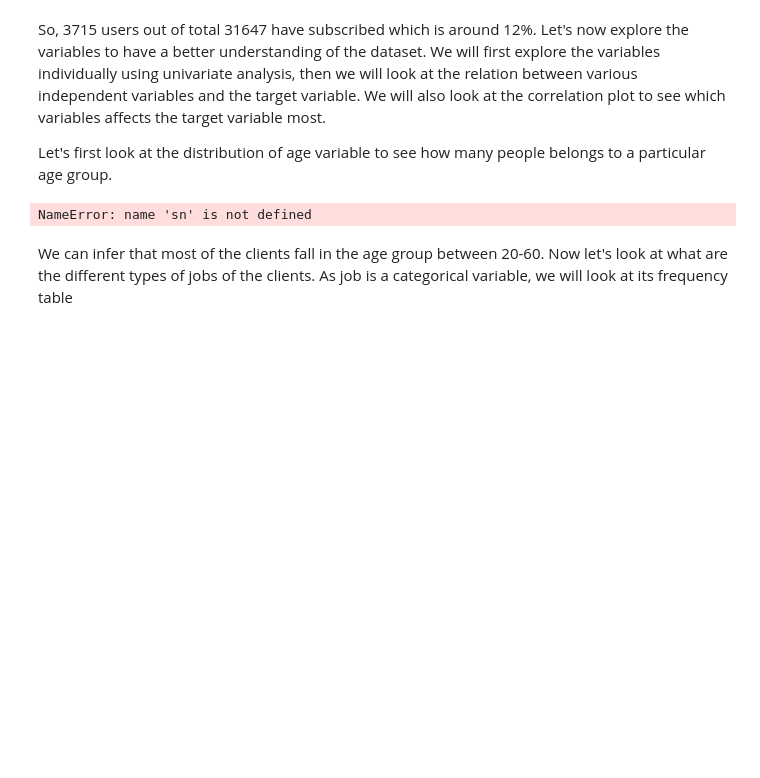
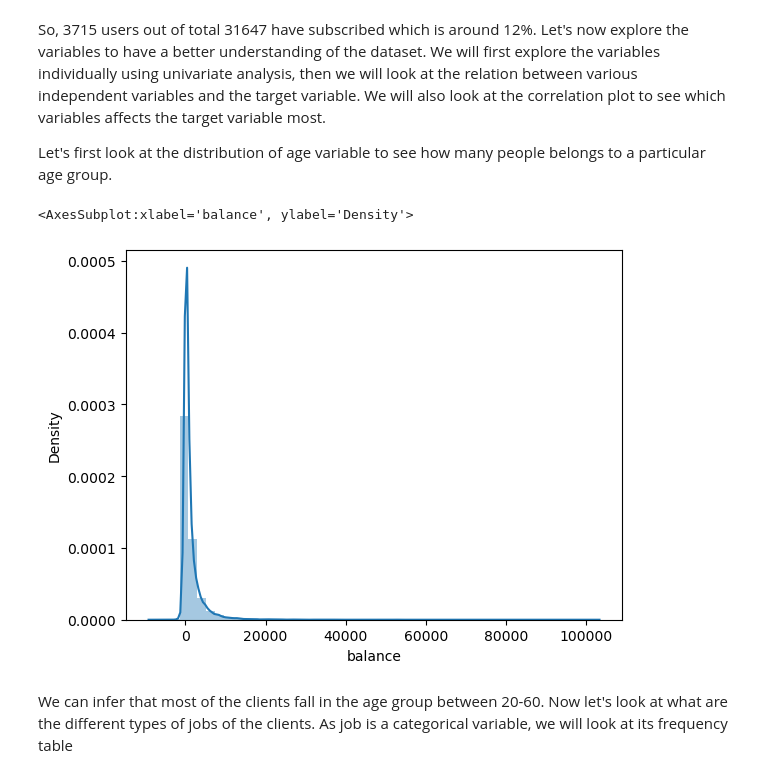
Before and after one commit to shubh1777/Term-Deposit-Subscription-Prediction, a Jupyter notebook: Prediction Model.ipynb, the cells around one changed output. Saved outputs shown, nothing was run; the diff lists cells and outputs as text; code cells hidden in the pictures; blank space fills up the shorter version.

```diff
--- a/Prediction Model.ipynb
+++ b/Prediction Model.ipynb
@@ -115,9 +115,10 @@ So, 3715 users out of total 31647 have subscribed which is around 12%. Let's now
 
 Let's first look  at the distribution of age variable to see how many people belongs to a particular age group.
 # %%
-sn.distplot(train["balance"])
+sns.distplot(train["balance"])
 # %% [output]
-NameError: name 'sn' is not defined
+<AxesSubplot:xlabel='balance', ylabel='Density'>
+[figure, added]
 # %% [markdown]
 We can infer that most of the clients fall in the age group between 20-60. Now let's look at what are the different types of jobs of the clients. As job is a categorical variable, we will look at its frequency table
 # %%
```
Also changed, not shown: parts of 4 cells of this notebook.
